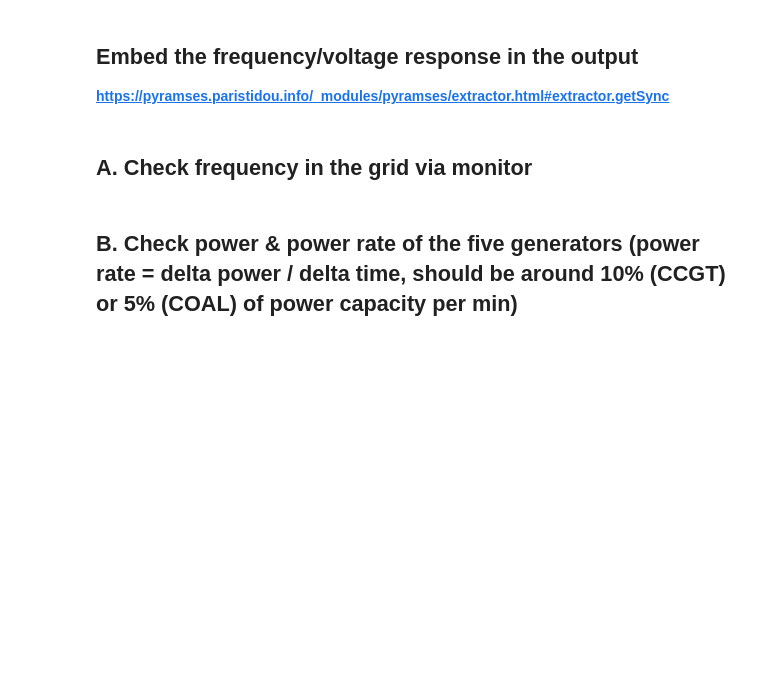
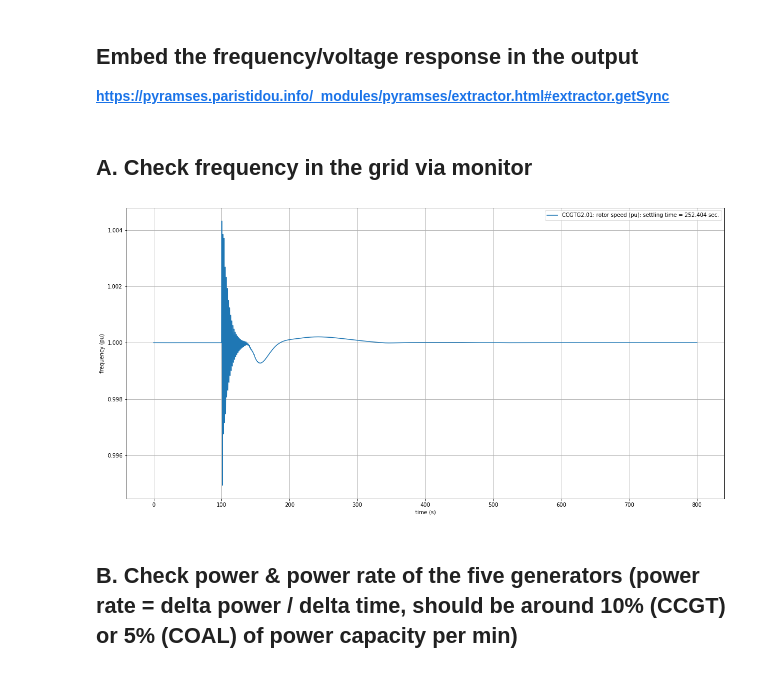
Before and after one commit to realgjl/summer19, a Jupyter notebook: agc.ipynb, the cells around one changed output. Saved outputs shown, nothing was run; the diff lists cells and outputs as text; code cells hidden in the pictures; blank space fills up the shorter version.

```diff
--- a/agc.ipynb
+++ b/agc.ipynb
@@ -84,15 +101,19 @@ ext = pyramses.extractor(case.getTrj())
 # %% [markdown]
 ## A. Check frequency in the grid via monitor
 # %%
-t_ori, f_ori, t, f = chop_curve(ext.getSync('CCGTG2.01').S.time, ext.getSync('CCGTG2.01').S.value, chop_value=start_time)
+# t_ori, f_ori, t, f = chop_curve(ext.getSync('CCGTG2.01').S.time, ext.getSync('CCGTG2.01').S.value, chop_value=start_time)
+t = ext.getSync('CCGTG2.01').S.time
+f = ext.getSync('CCGTG2.01').S.value
 realSettlingTime = settling_time(t, f, 1/5000, nominal_frequency)
 # ext.getSync('CCGTG2.01').S.plot()
 fig = plt.figure(figsize=(20,10))
 plt.plot(t, f, label = ext.getSync('CCGTG2.01').S.msg + ": settling time = " + str(realSettlingTime) + " sec.")
 plt.legend()
 plt.xlabel('time (s)')
 plt.ylabel('frequency (pu)')
 plt.grid(True)
+# %% [output]
+[figure, added]
 # %% [markdown]
 ## B. Check power & power rate of the five generators (power rate = delta power / delta time, should be around 10% (CCGT) or 5% (COAL) of power capacity per min)
 # %% [markdown]
```
Also changed, not shown: parts of 5 cells of this notebook, 4 other files.
